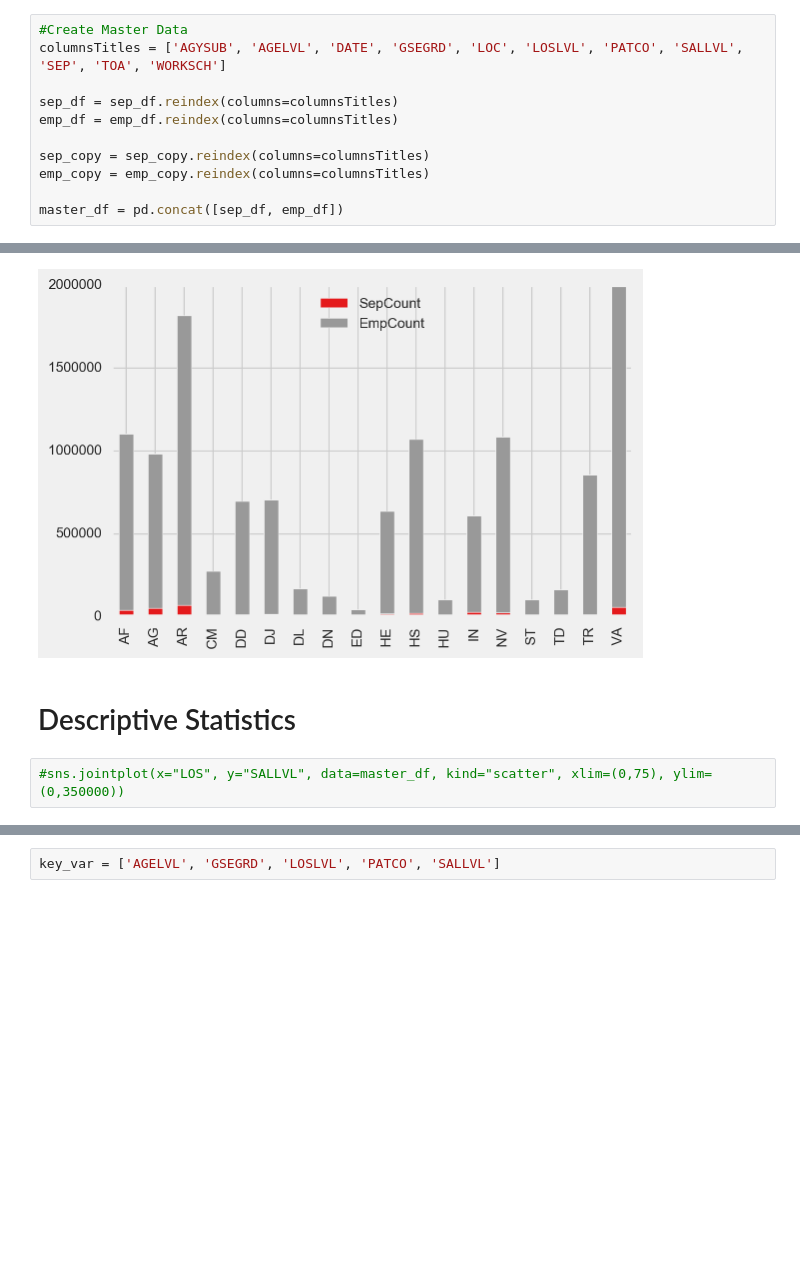
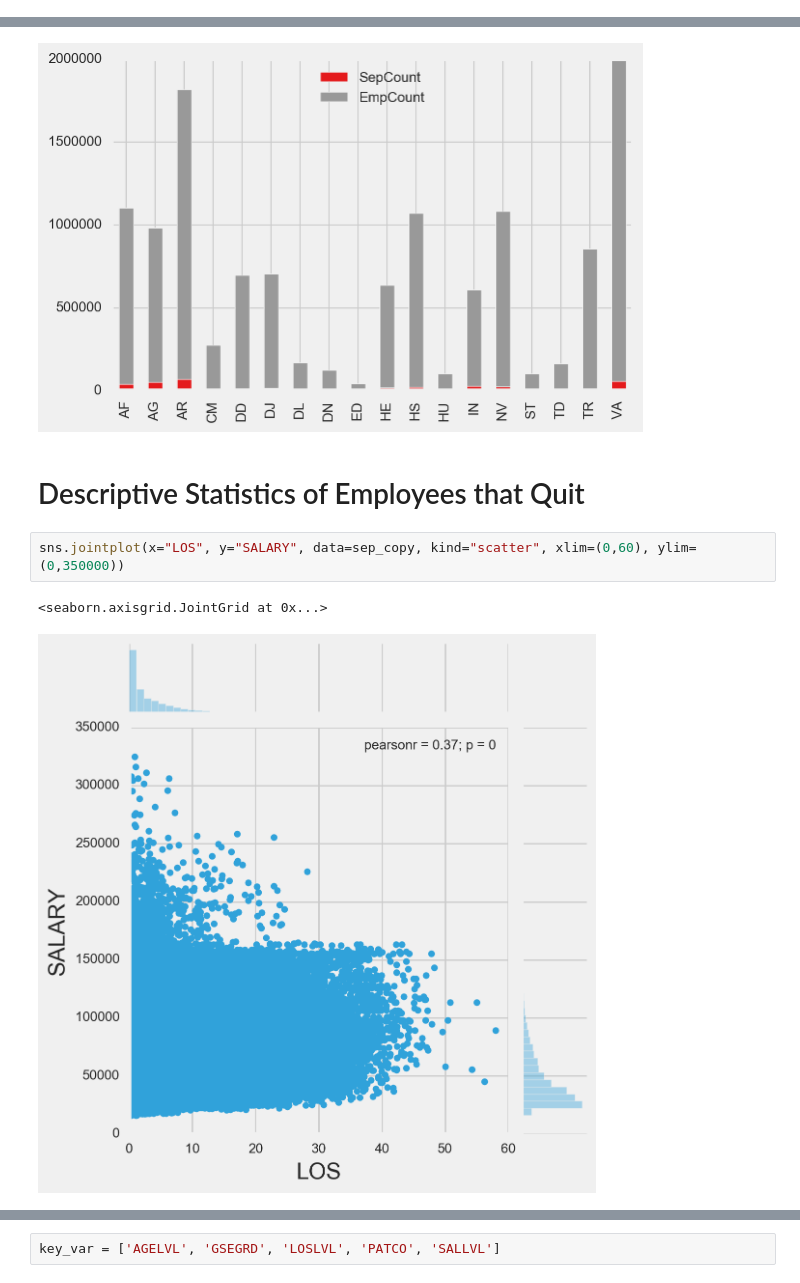
Before and after one commit to srlukie/ECON628-01-srlukie, a Jupyter notebook: Project_2.ipynb, the cells around one changed output, grey strips where cells are left out. Cells and saved outputs as stored; diff of their text form; blank space fills up the shorter version.

```diff
--- a/Project_2.ipynb
+++ b/Project_2.ipynb
@@ -192,14 +205,3 @@ for x in col_list:
-# %%
-#Create Master Data
-columnsTitles = ['AGYSUB', 'AGELVL', 'DATE', 'GSEGRD', 'LOC', 'LOSLVL', 'PATCO', 'SALLVL', 'SEP', 'TOA', 'WORKSCH']
-
-sep_df = sep_df.reindex(columns=columnsTitles)
-emp_df = emp_df.reindex(columns=columnsTitles)
-
-sep_copy = sep_copy.reindex(columns=columnsTitles)
-emp_copy = emp_copy.reindex(columns=columnsTitles)
-
-master_df = pd.concat([sep_df, emp_df])
 # %% [markdown]
 # Trends in the Federal Workforce
 # %% [markdown]
@@ -236,8 +238,11 @@ Count_data.plot(kind="bar",stacked=True, colormap="Set1")
 <matplotlib.axes._subplots.AxesSubplot at 0x...>
 [figure]
 # %% [markdown]
-# Descriptive Statistics
+# Descriptive Statistics of Employees that Quit
 # %%
-#sns.jointplot(x="LOS", y="SALLVL", data=master_df, kind="scatter", xlim=(0,75), ylim=(0,350000))
+sns.jointplot(x="LOS", y="SALARY", data=sep_copy, kind="scatter", xlim=(0,60), ylim=(0,350000))
+# %% [output]
+<seaborn.axisgrid.JointGrid at 0x...>
+[figure, added]
 # %% [markdown]
 
```
Also changed, not shown: parts of 32 cells of this notebook.
